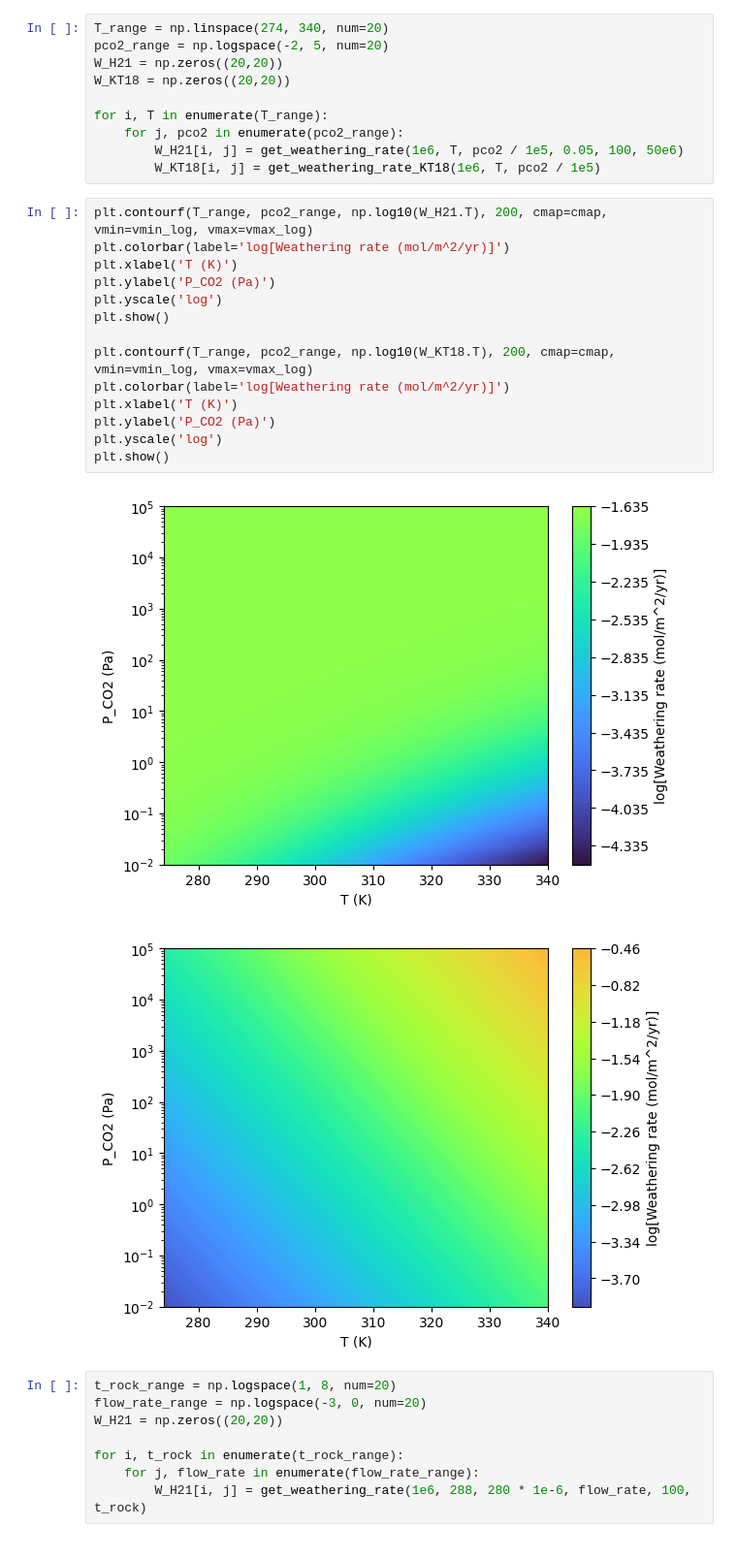
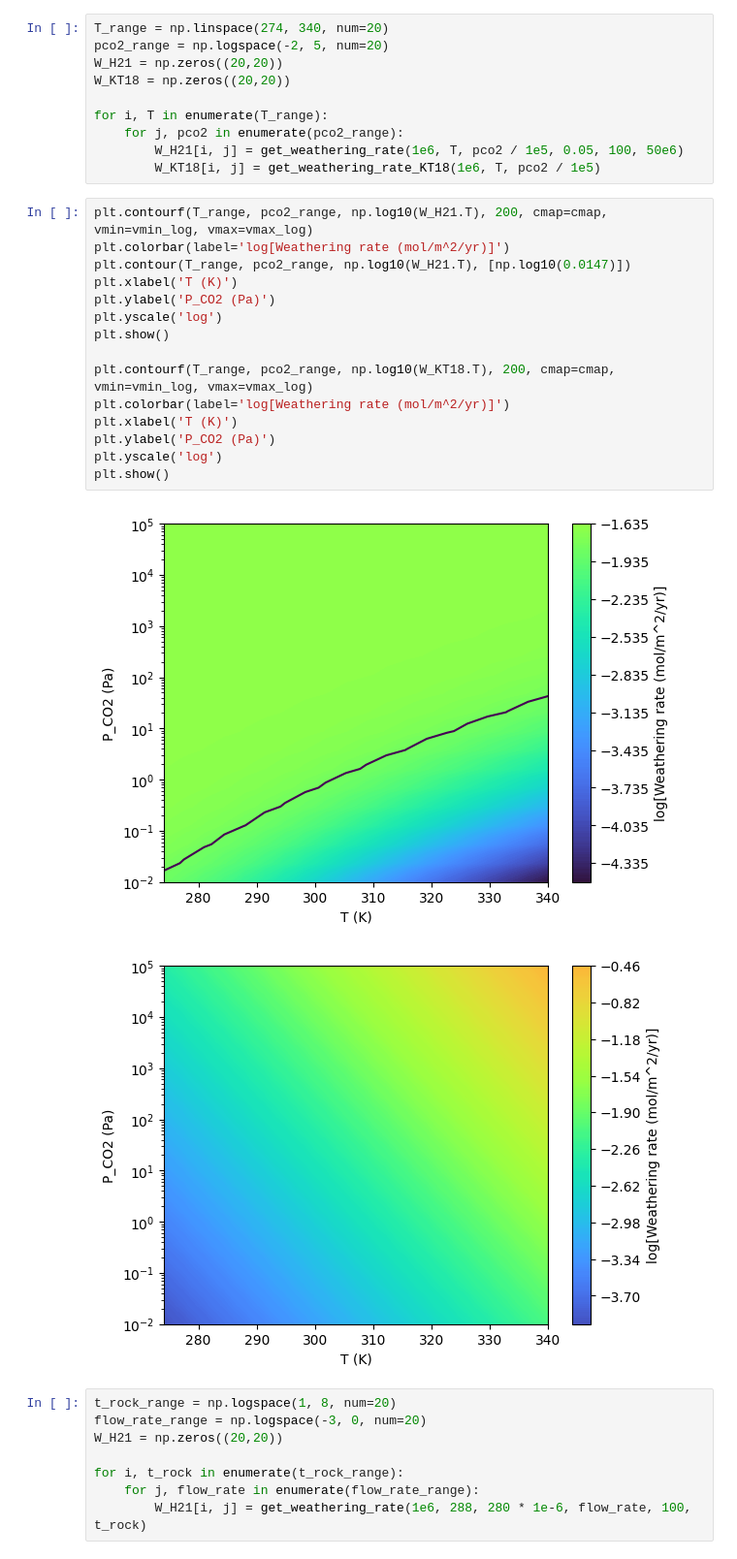
Before and after one commit to astro-pavan/kamino, a Jupyter notebook: notebooks/weathering_plots.ipynb, the cells around one changed output. Shown at 97% size. Cells and saved outputs as stored; diff of their text form.

Commit message:
Some plots for poster

```diff
--- a/notebooks/weathering_plots.ipynb
+++ b/notebooks/weathering_plots.ipynb
@@ -27,19 +27,20 @@ for i, T in enumerate(T_range):
 # %%
 plt.contourf(T_range, pco2_range, np.log10(W_H21.T), 200, cmap=cmap, vmin=vmin_log, vmax=vmax_log)
 plt.colorbar(label='log[Weathering rate (mol/m^2/yr)]')
+plt.contour(T_range, pco2_range, np.log10(W_H21.T), [np.log10(0.0147)])
 plt.xlabel('T (K)')
 plt.ylabel('P_CO2 (Pa)')
 plt.yscale('log')
 plt.show()
 
 plt.contourf(T_range, pco2_range, np.log10(W_KT18.T), 200, cmap=cmap, vmin=vmin_log, vmax=vmax_log)
 plt.colorbar(label='log[Weathering rate (mol/m^2/yr)]')
 plt.xlabel('T (K)')
 plt.ylabel('P_CO2 (Pa)')
 plt.yscale('log')
 plt.show()
 # %% [output]
-[figure, old version]
+[figure, new version]
 [figure]
 # %%
 t_rock_range = np.logspace(1, 8, num=20)
```
Also changed, not shown: parts of 2 cells of this notebook, 5 other files.
